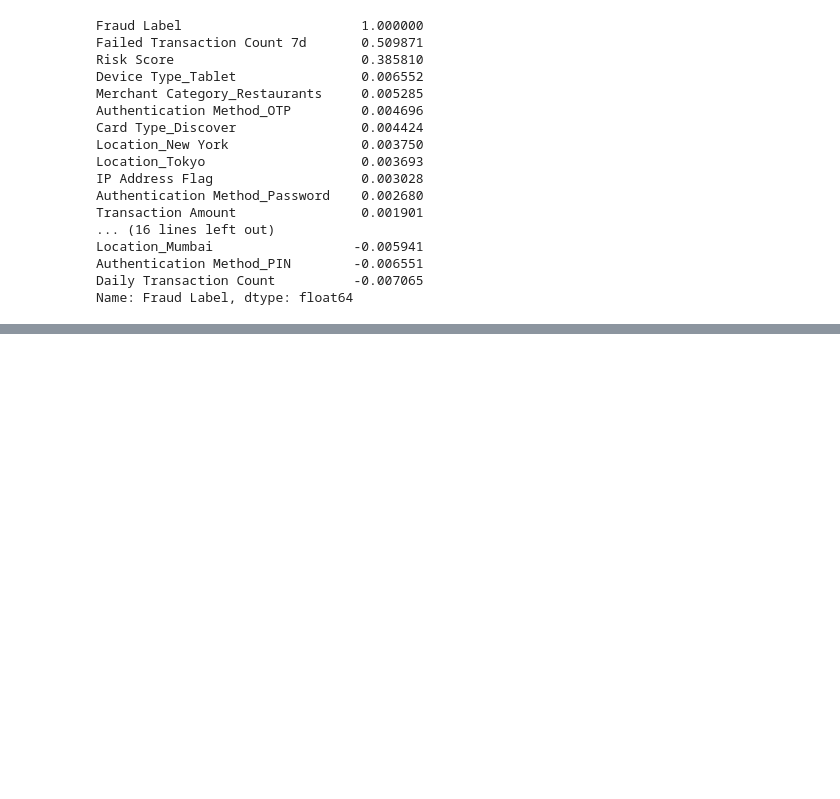
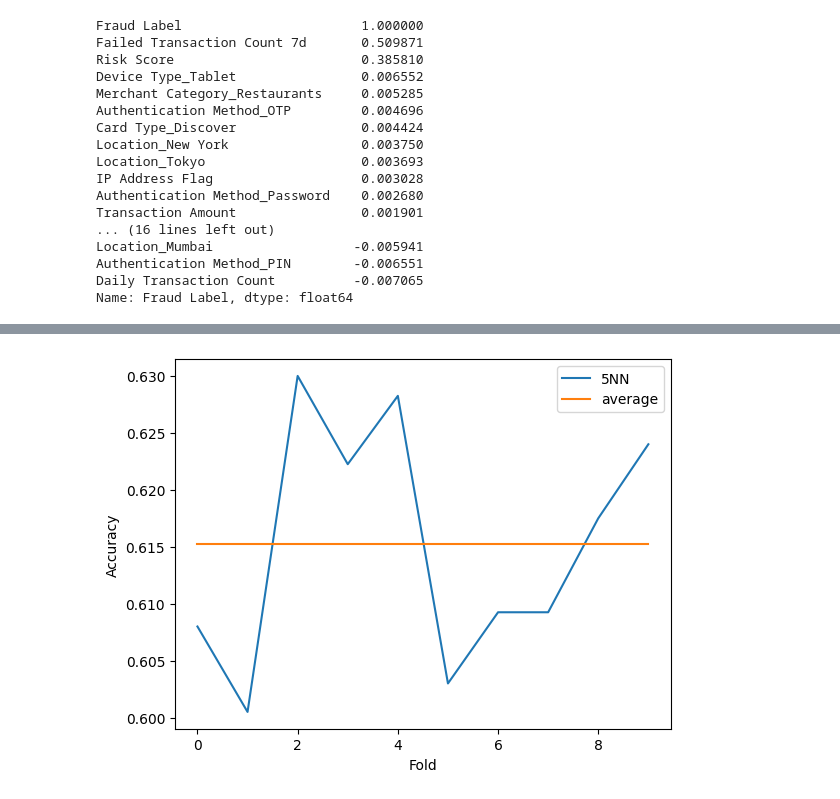
Before and after one commit to adambueno/fraudDetection, a Jupyter notebook: fraudDetection.ipynb, the cells around one changed output, grey strips where cells are left out. Cells and saved outputs as stored; diff of their text form; code cells hidden in the pictures; blank space fills up the shorter version.

```diff
--- a/fraudDetection.ipynb
+++ b/fraudDetection.ipynb
@@ -451,0 +578,11 @@ As previously established, The best two features for detecting Fraud (Fraud Labe
+# %%
+plt.plot(scores_5, label = '5NN')
+plt.plot([scores_5.mean() for i in range(10)], label = 'average')
+
+plt.xlabel('Fold')
+plt.ylabel('Accuracy')
+plt.legend()
+
+plt.show()
+# %% [output]
+[figure, added]
```
Also changed, not shown: parts of 65 cells of this notebook.
